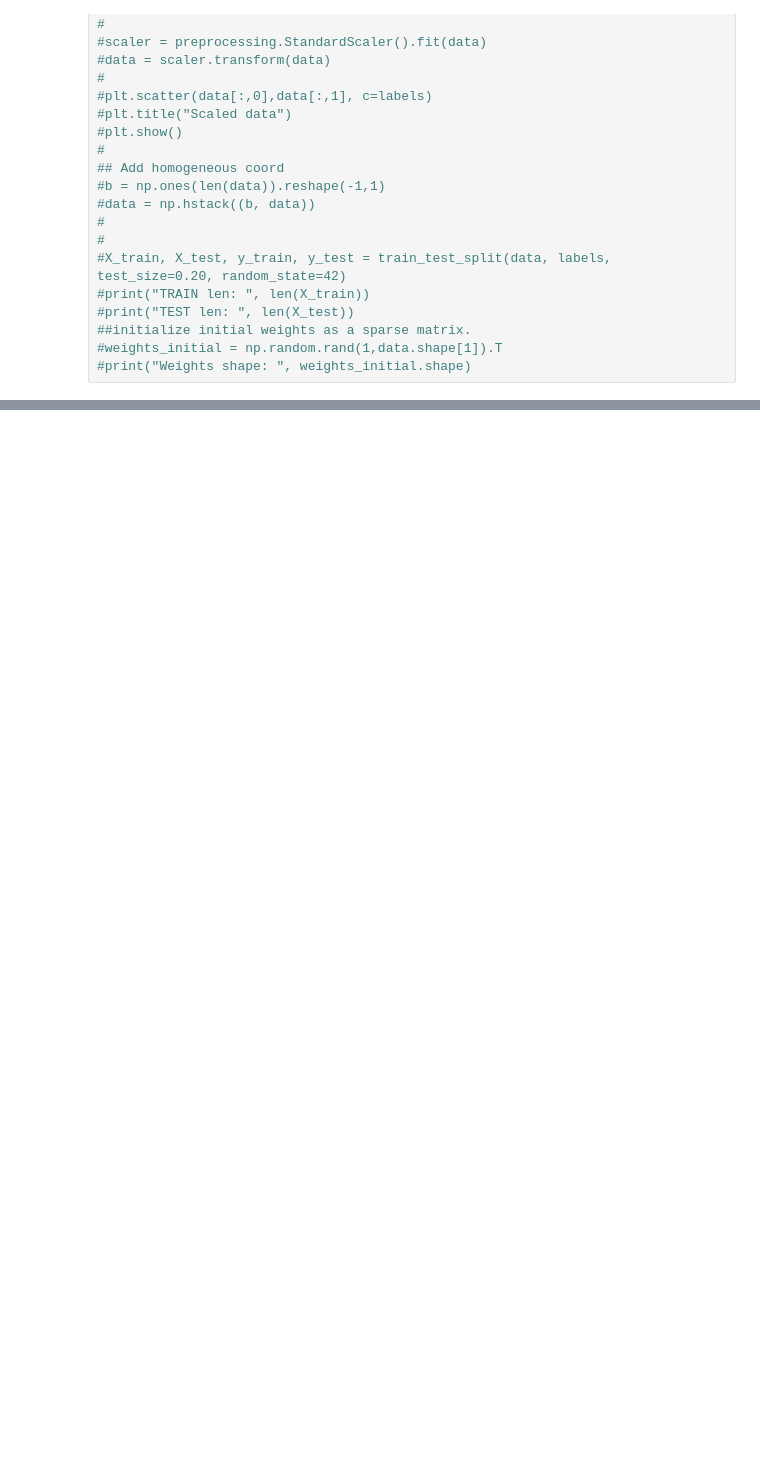
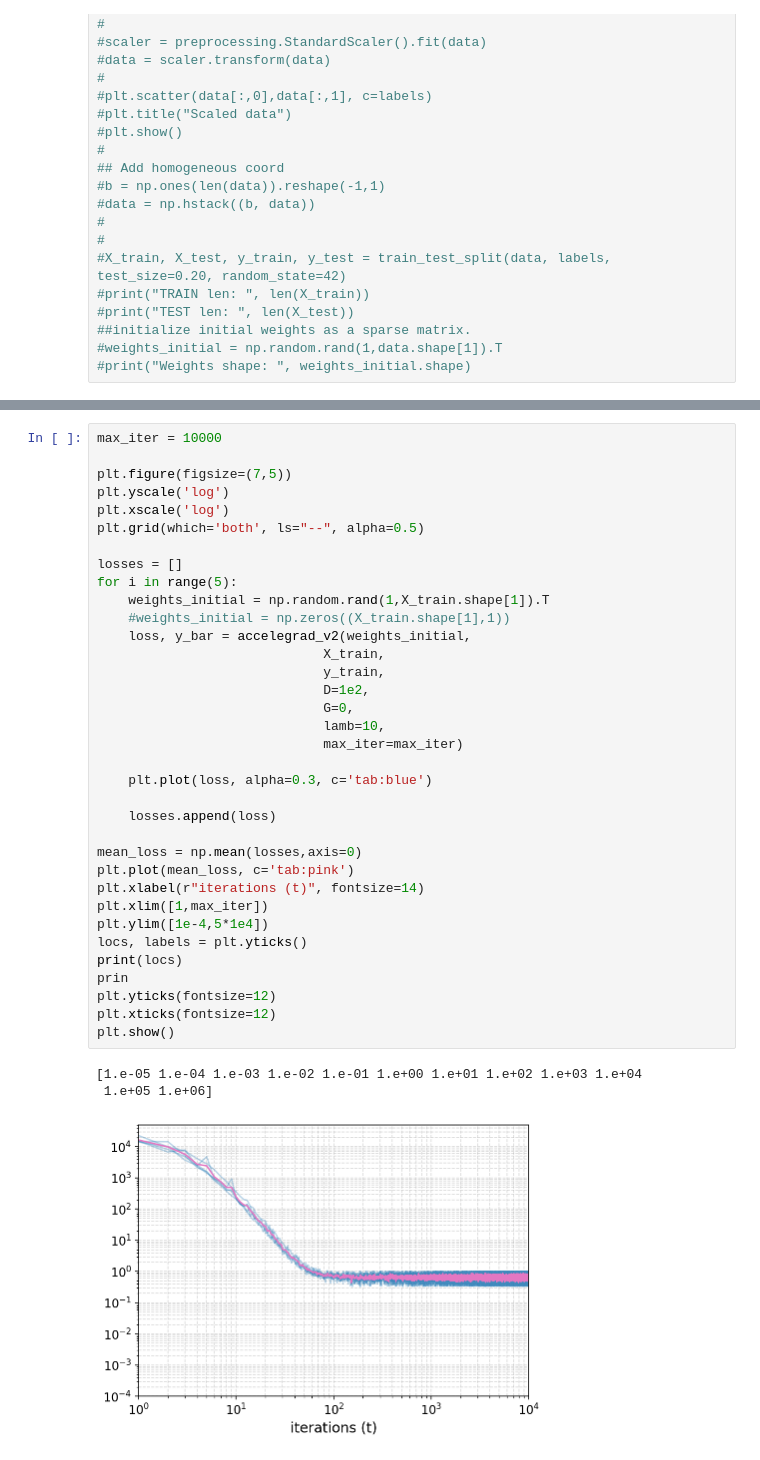
Before and after one commit to FrancescoMandru/Optimization, a Jupyter notebook: jupyter/testfunctions.ipynb, the cells around one changed output, grey strips where cells are left out. Saved outputs shown, nothing was run; the diff lists cells and outputs as text; blank space fills up the shorter version.

```diff
--- a/jupyter/testfunctions.ipynb
+++ b/jupyter/testfunctions.ipynb
@@ -390,3 +439,42 @@ Accuracy:  0.9120879120879121
+# %%
+max_iter = 10000
+
+plt.figure(figsize=(7,5))
+plt.yscale('log')
+plt.xscale('log')
+plt.grid(which='both', ls="--", alpha=0.5)
+
+losses = []
+for i in range(5):
+    weights_initial = np.random.rand(1,X_train.shape[1]).T
+    #weights_initial = np.zeros((X_train.shape[1],1))
+    loss, y_bar = accelegrad_v2(weights_initial,
+                             X_train,
+                             y_train,
+                             D=1e2,
+                             G=0,
+                             lamb=10,
+                             max_iter=max_iter)
+
+    plt.plot(loss, alpha=0.3, c='tab:blue')
+
+    losses.append(loss)
+
+mean_loss = np.mean(losses,axis=0)
+plt.plot(mean_loss, c='tab:pink')
+plt.xlabel(r"iterations (t)", fontsize=14)
+plt.xlim([1,max_iter])
+plt.ylim([1e-4,5*1e4])
+locs, labels = plt.yticks()
+print(locs)
+prin
+plt.yticks(fontsize=12)
+plt.xticks(fontsize=12)
+plt.show()
+# %% [output]
+[1.e-05 1.e-04 1.e-03 1.e-02 1.e-01 1.e+00 1.e+01 1.e+02 1.e+03 1.e+04
+ 1.e+05 1.e+06]
+[figure, added]
 # %%
 x_ax = np.arange(-1.5,1.6,0.1)
 f = -(b[0]/b[2]) - (b[1]/b[2])*x_ax
```
Also changed, not shown: parts of 10 cells of this notebook.
